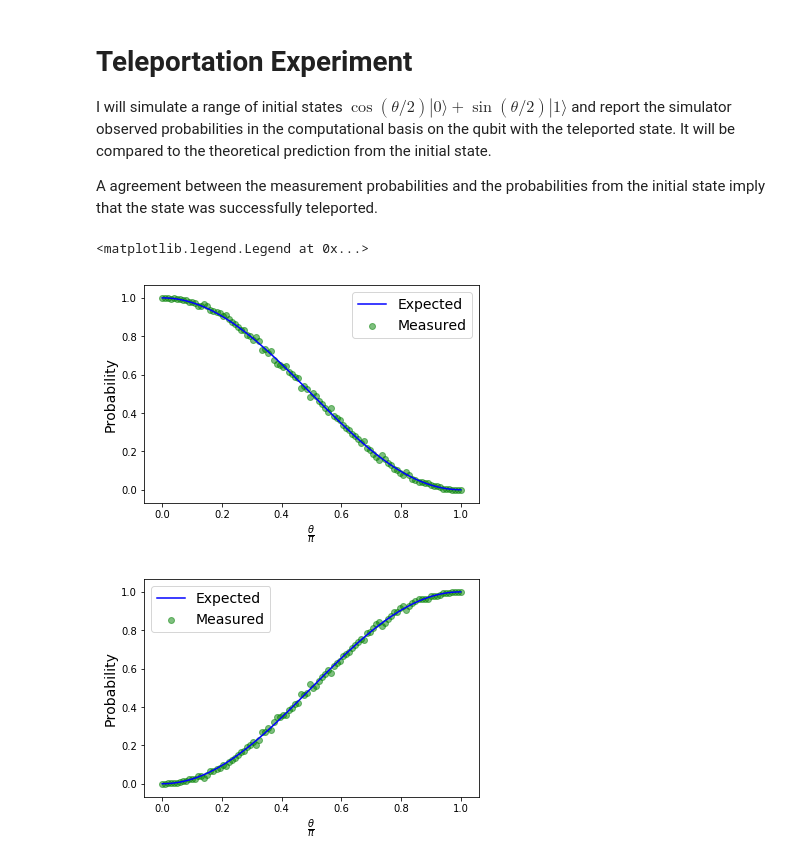
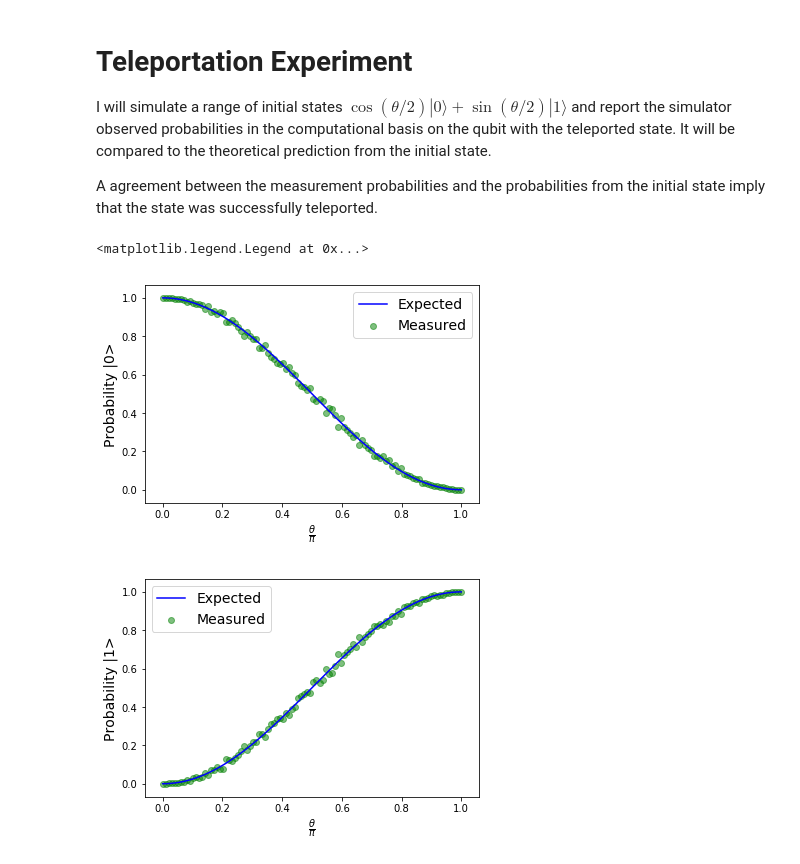
Before and after one commit to sandeshkalantre/cmsc657-quantum-computation, a Jupyter notebook: Teleportation - Qiskit.ipynb, the cells around one changed output. Drawn from its saved outputs; the diff is of its cells as text; code cells hidden in the pictures.

```diff
--- a/Teleportation - Qiskit.ipynb
+++ b/Teleportation - Qiskit.ipynb
@@ -95,29 +120,29 @@ A agreement between the measurement probabilities and the probabilities from the
 # %%
 # test over a range of angles
 angle_vec = np.linspace(0,np.pi,100)
 exp_prob_0 = np.cos(angle_vec/2)**2
 exp_prob_1 = np.sin(angle_vec/2)**2
 prob_0_vec = []
 prob_1_vec = []
 for angle in angle_vec:
     prob = teleport(angle)
     prob_0_vec.append(prob[0])
     prob_1_vec.append(prob[1])
 
 plt.figure(1)
 plt.plot(angle_vec/np.pi,exp_prob_0,label="Expected",color="b")
 plt.scatter(angle_vec/np.pi,prob_0_vec,label="Measured",color="g",alpha=0.5)
 plt.xlabel(r"$\frac{\theta}{\pi}$",fontsize=14)
-plt.ylabel(r"Probability",fontsize=14)
+plt.ylabel(r"Probability |0>",fontsize=14)
 plt.legend(fontsize=14)
 
 plt.figure(2)
 plt.plot(angle_vec/np.pi,exp_prob_1,label="Expected",color="b")
 plt.scatter(angle_vec/np.pi,prob_1_vec,label="Measured",color="g",alpha=0.5)
 plt.xlabel(r"$\frac{\theta}{\pi}$",fontsize=14)
-plt.ylabel(r"Probability",fontsize=14)
+plt.ylabel(r"Probability |1>",fontsize=14)
 plt.legend(fontsize=14)
 # %% [output]
 <matplotlib.legend.Legend at 0x...>
-[figure, old version]
+[figure, new version]
-[figure, old version]
+[figure, new version]
```
Also changed, not shown: parts of 3 cells of this notebook, 1 other file.
